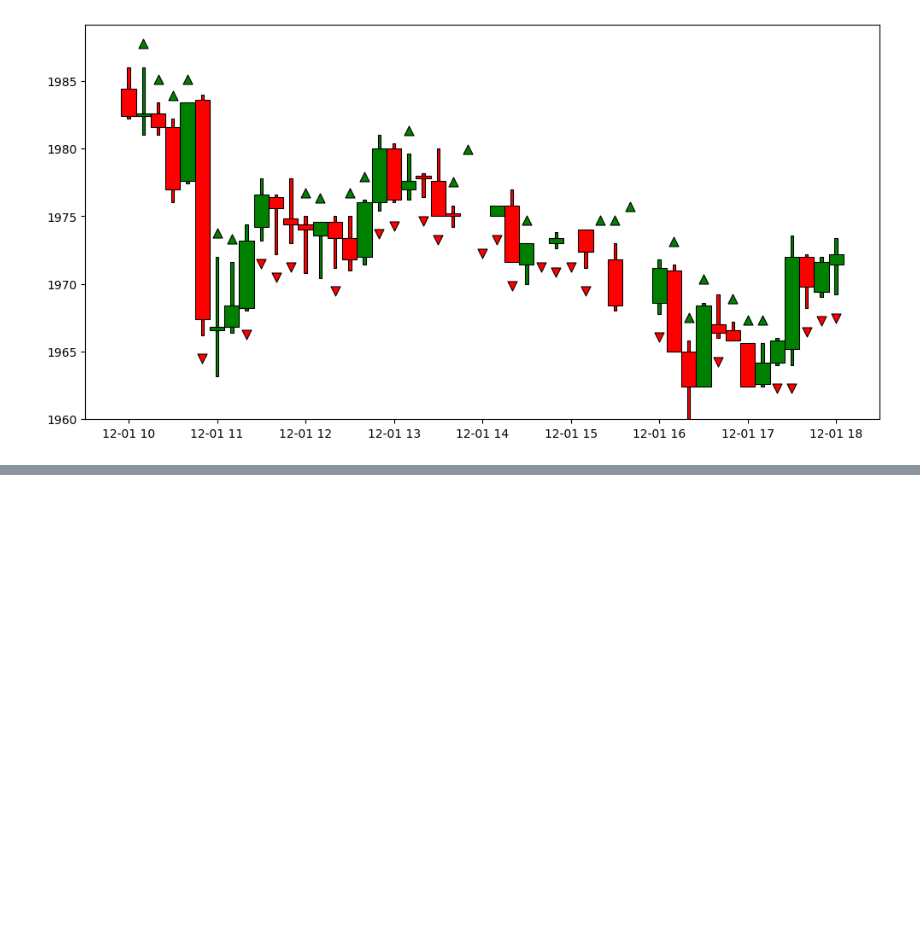
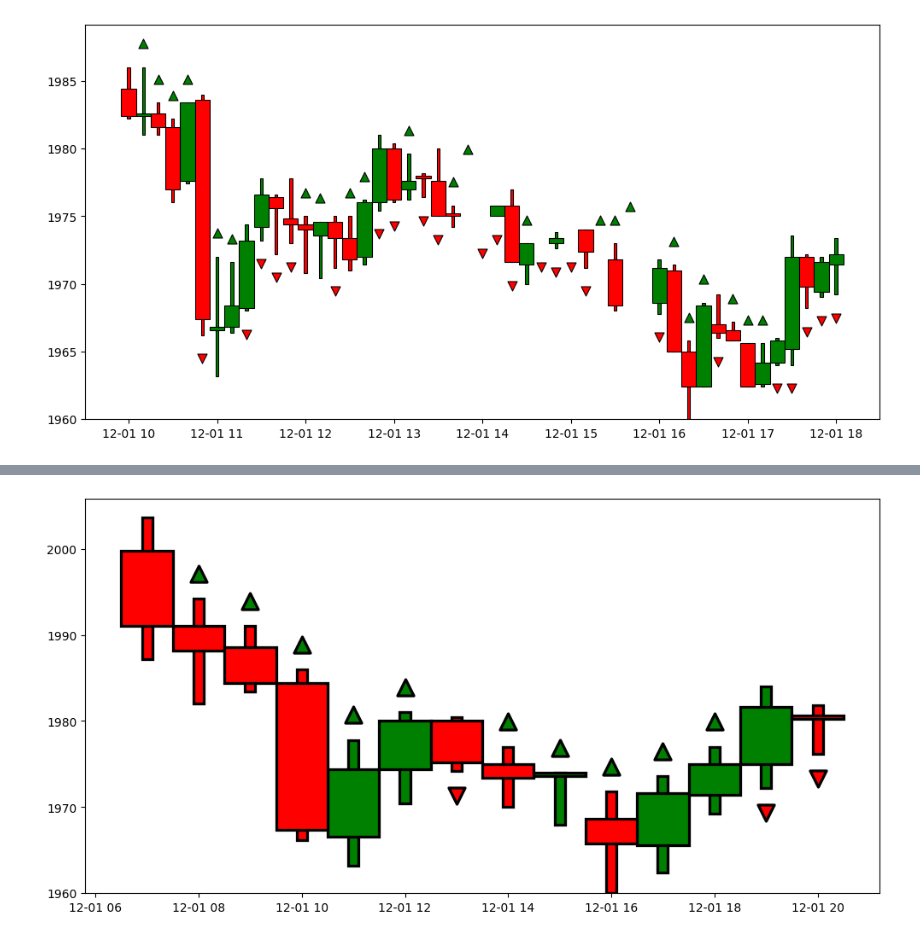
Before and after one commit to Invest-Predict/prices-predictions, a Jupyter notebook: examples/graph_example.ipynb, the cells around one changed output, grey strips where cells are left out. Saved outputs shown, nothing was run; the diff lists cells and outputs as text; code cells hidden in the pictures; blank space fills up the shorter version.

Commit message:
merge_candles function

```diff
--- a/examples/graph_example.ipynb
+++ b/examples/graph_example.ipynb
@@ -101,0 +107,23 @@ data.visualize_time_frame(datetime(2022, 12, 1, 10), datetime(2022, 12, 1, 18),
+# %%
+data = FinData("../datasets/T_yandex_10min.csv")
+
+data.merge_candles('1h')
+
+windows_ma = [2, 4, 6, 18, 30, 50, 500, 1000] # здесь можно менять окна для признаков и пробовать другие
+shifts_norms = [2, 3, 4, 5, 6]
+
+data.insert_time_features()
+data.make_binary_class_target()
+data.insert_rolling_means(windows_ma)
+data.insert_shifts_norms(shifts_norms)
+data.insert_exp_rolling_means(windows_ma)
+# %%
+X_train, X_val, y_train, y_val = train_valid_split(data=data.df,
+                                                   year=2024, month=12, day=5,
+                                                   numeric=numeric, cat=cat, target="direction_binary")
+model = CatboostFinModel(args)
+
+model.set_datasets(X_train, X_val, y_train, y_val)
+model.set_features(numeric, cat)
+
+model.fit()
@@ -101,0 +164,4 @@ data.visualize_time_frame(datetime(2022, 12, 1, 10), datetime(2022, 12, 1, 18),
+# %%
+data.visualize_time_frame(datetime(2022, 12, 1), datetime(2022, 12, 2), predictor=model)
+# %% [output]
+[figure, added]
```
Also changed, not shown: parts of 5 cells of this notebook, 2 other files.
